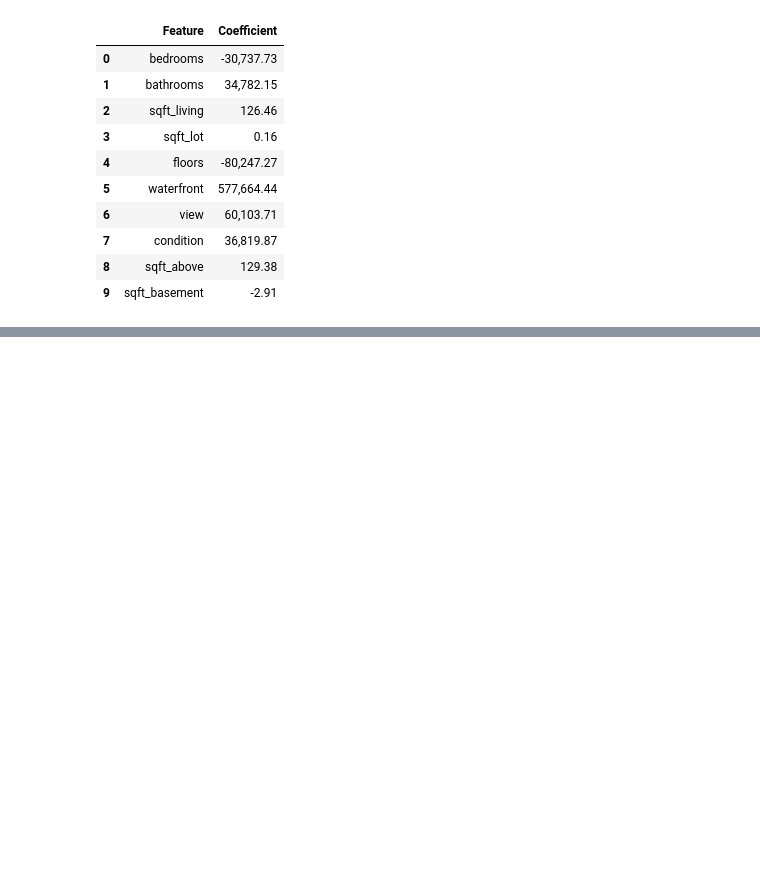
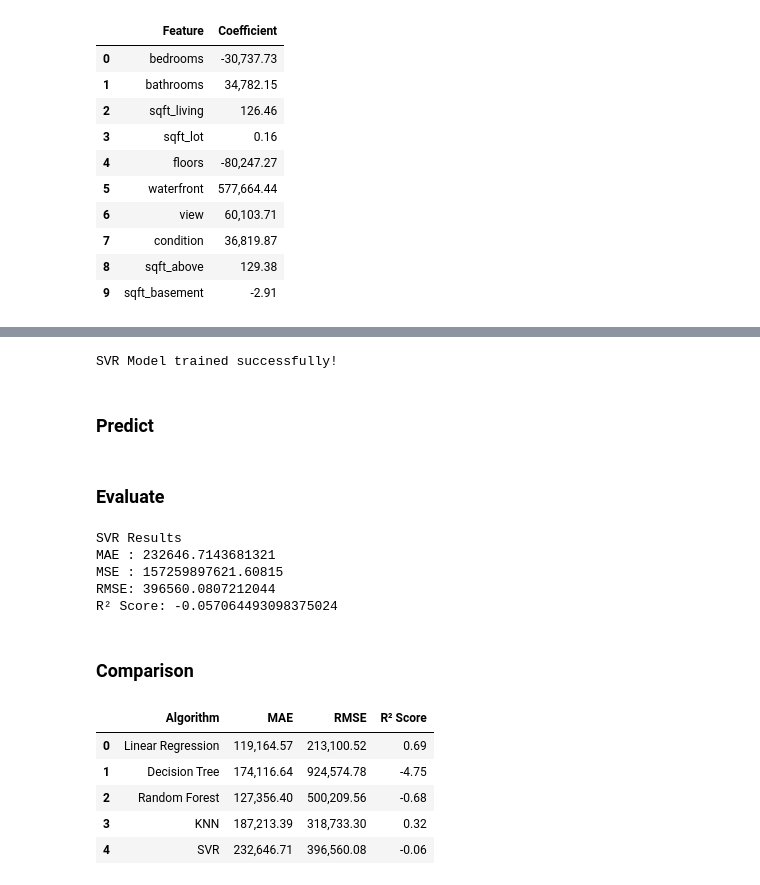
Before and after one commit to Pragna-sri02/AIML_Classes, a Jupyter notebook: house_price_prediction.ipynb, the cells around one changed output, grey strips where cells are left out. Cells and saved outputs as stored; diff of their text form; code cells hidden in the pictures; blank space fills up the shorter version.

```diff
--- a/house_price_prediction.ipynb
+++ b/house_price_prediction.ipynb
@@ -480,0 +657,2 @@ coef_df.head(10)
+# %%
+svr_model = SVR(kernel="rbf")
@@ -480,0 +661,53 @@ coef_df.head(10)
+# %%
+svr_model.fit(X_train, y_train)
+
+print("SVR Model trained successfully!")
+# %% [output]
+SVR Model trained successfully!
+# %% [markdown]
+### Predict
+# %%
+svr_predictions = svr_model.predict(X_test)
+# %% [markdown]
+### Evaluate
+# %%
+svr_mae = mean_absolute_error(y_test, svr_predictions)
+svr_mse = mean_squared_error(y_test, svr_predictions)
+svr_rmse = np.sqrt(svr_mse)
+svr_r2 = r2_score(y_test, svr_predictions)
+
+print("SVR Results")
+print("MAE :", svr_mae)
+print("MSE :", svr_mse)
+print("RMSE:", svr_rmse)
+print("R² Score:", svr_r2)
+# %% [output]
+SVR Results
+MAE : 232646.7143681321
+MSE : 157259897621.60815
+RMSE: 396560.0807212044
+R² Score: -0.057064493098375024
+# %% [markdown]
+### Comparison
+# %%
+comparison = pd.DataFrame({
+    "Algorithm": [
+        "Linear Regression",
+        "Decision Tree",
+        "Random Forest",
+        "KNN",
+        "SVR"
+    ],
+    "MAE": [mae, dt_mae, rf_mae, knn_mae, svr_mae],
+    "RMSE": [rmse, dt_rmse, rf_rmse, knn_rmse, svr_rmse],
+    "R² Score": [r2, dt_r2, rf_r2, knn_r2, svr_r2]
+})
+
+display(comparison)
+# %% [output]
+|  | Algorithm | MAE | RMSE | R² Score |
+| 0 | Linear Regression | 119,164.57 | 213,100.52 | 0.69 |
+| 1 | Decision Tree | 174,116.64 | 924,574.78 | -4.75 |
+| 2 | Random Forest | 127,356.40 | 500,209.56 | -0.68 |
+| 3 | KNN | 187,213.39 | 318,733.30 | 0.32 |
+| 4 | SVR | 232,646.71 | 396,560.08 | -0.06 |
```
Also changed, not shown: parts of 50 cells of this notebook.
